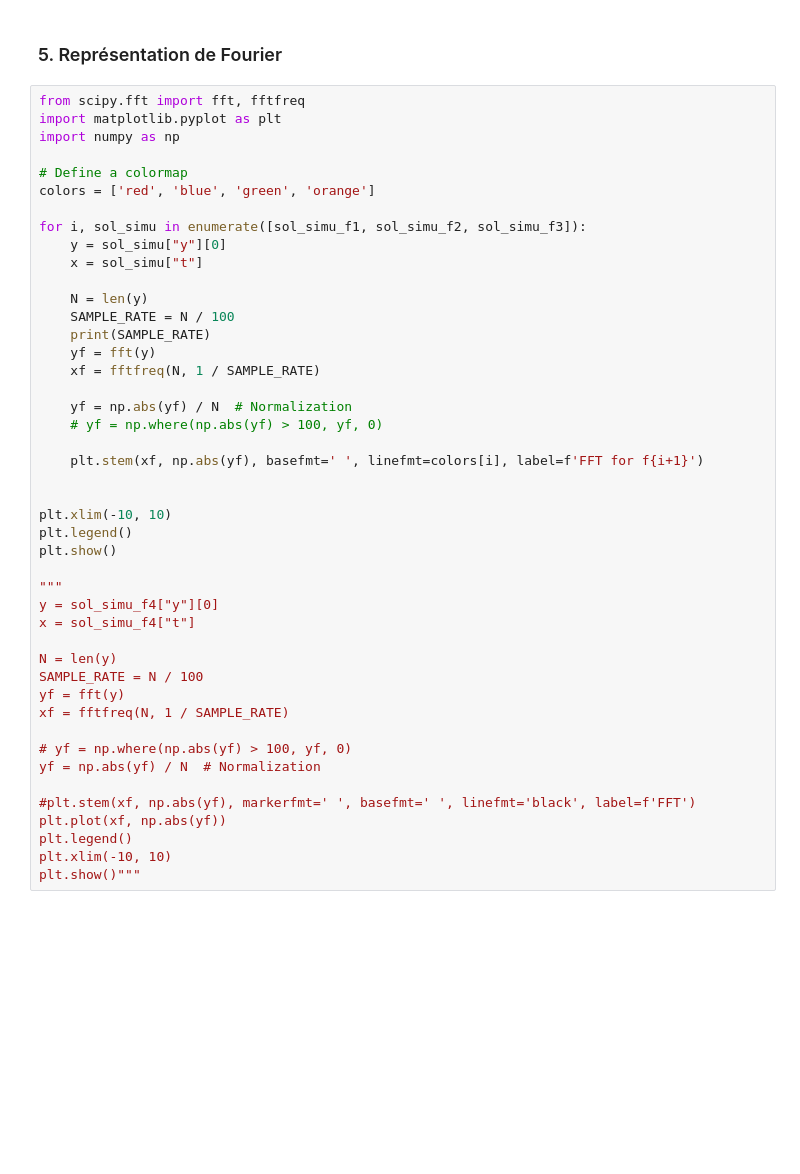
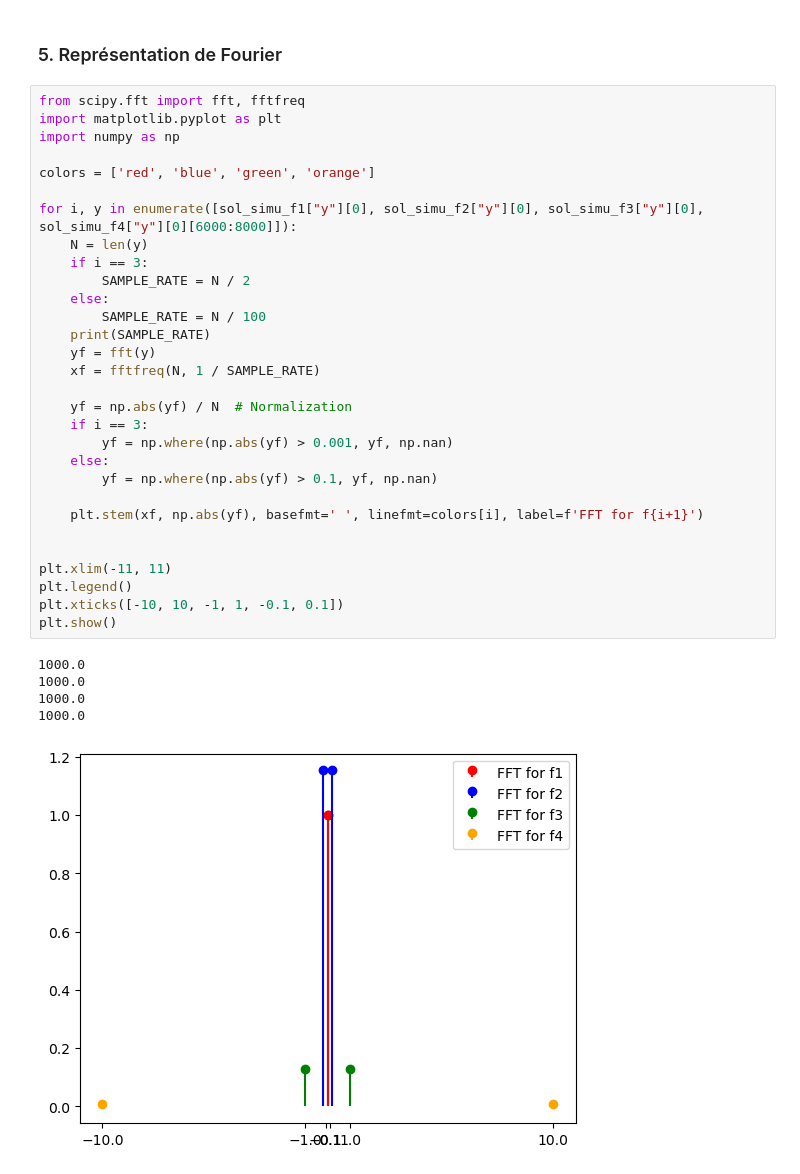
Before and after one commit to benjamin3630/projet_signaux, a Jupyter notebook: partie2.ipynb, the cells around one changed output. Drawn from its saved outputs; the diff is of its cells as text; blank space fills up the shorter version.

```diff
--- a/partie2.ipynb
+++ b/partie2.ipynb
@@ -192,48 +204,39 @@ plt.show()
 # %%
 from scipy.fft import fft, fftfreq
 import matplotlib.pyplot as plt
 import numpy as np
 
-# Define a colormap
 colors = ['red', 'blue', 'green', 'orange']
 
-for i, sol_simu in enumerate([sol_simu_f1, sol_simu_f2, sol_simu_f3]):
-    y = sol_simu["y"][0]
-    x = sol_simu["t"]
-
+for i, y in enumerate([sol_simu_f1["y"][0], sol_simu_f2["y"][0], sol_simu_f3["y"][0], sol_simu_f4["y"][0][6000:8000]]):
     N = len(y)
-    SAMPLE_RATE = N / 100
+    if i == 3:
+        SAMPLE_RATE = N / 2
+    else:
+        SAMPLE_RATE = N / 100
     print(SAMPLE_RATE)
     yf = fft(y)
     xf = fftfreq(N, 1 / SAMPLE_RATE)
 
     yf = np.abs(yf) / N  # Normalization
-    # yf = np.where(np.abs(yf) > 100, yf, 0)
+    if i == 3:
+        yf = np.where(np.abs(yf) > 0.001, yf, np.nan)
+    else:
+        yf = np.where(np.abs(yf) > 0.1, yf, np.nan)
 
     plt.stem(xf, np.abs(yf), basefmt=' ', linefmt=colors[i], label=f'FFT for f{i+1}')
 
 
-plt.xlim(-10, 10)
+plt.xlim(-11, 11)
 plt.legend()
+plt.xticks([-10, 10, -1, 1, -0.1, 0.1])
 plt.show()
-
-"""
-y = sol_simu_f4["y"][0]
-x = sol_simu_f4["t"]
-
-N = len(y)
-SAMPLE_RATE = N / 100
-yf = fft(y)
-xf = fftfreq(N, 1 / SAMPLE_RATE)
-
-# yf = np.where(np.abs(yf) > 100, yf, 0)
-yf = np.abs(yf) / N  # Normalization
-
-#plt.stem(xf, np.abs(yf), markerfmt=' ', basefmt=' ', linefmt='black', label=f'FFT')
-plt.plot(xf, np.abs(yf))
-plt.legend()
-plt.xlim(-10, 10)
-plt.show()"""
+# %% [output]
+1000.0
+1000.0
+1000.0
+1000.0
+[figure, added]
 # %%
 y = sol_simu_f4["y"][0][:2000]
 x = sol_simu_f4["t"]
```
Also changed, not shown: parts of 4 cells of this notebook.
